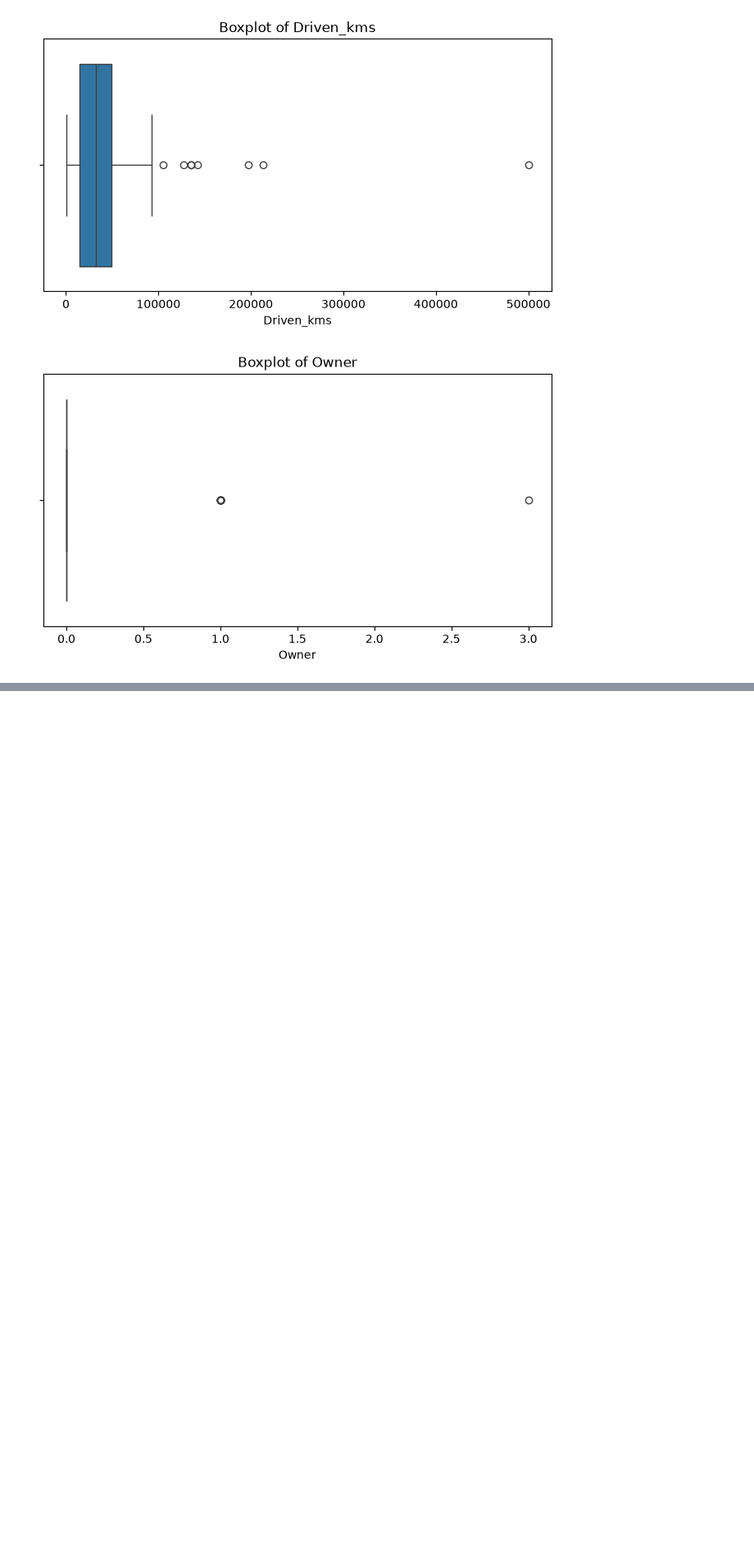
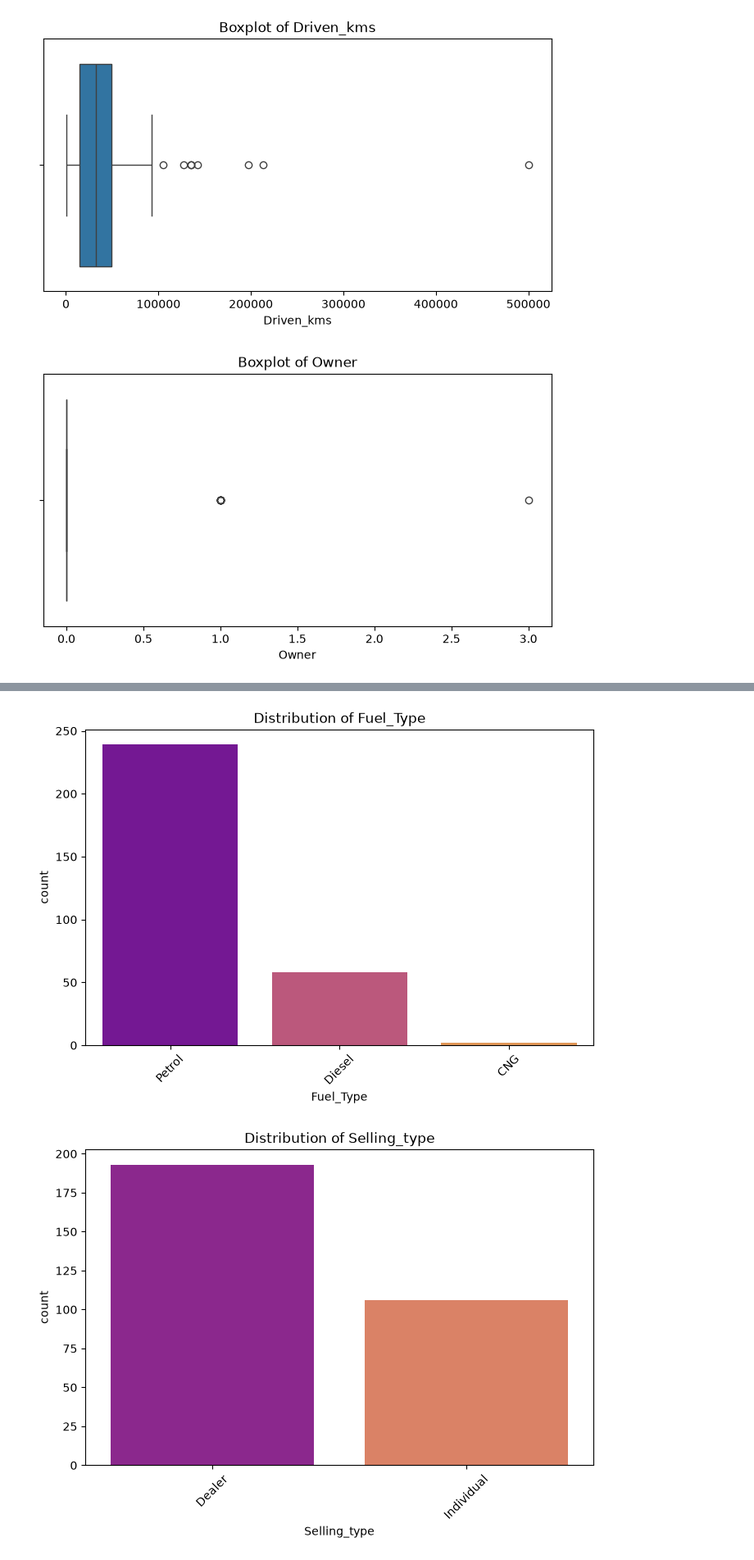
Before and after one commit to A-kinyua/Car_price_prediction_CodeAlpha, a Jupyter notebook: car_price_prediction.ipynb, the cells around one changed output, grey strips where cells are left out. Shown at 82% size. Drawn from its saved outputs; the diff is of its cells as text; code cells hidden in the pictures; blank space fills up the shorter version.

```diff
--- a/car_price_prediction.ipynb
+++ b/car_price_prediction.ipynb
@@ -169,0 +190,3 @@ for col in numerical_cols:
+# %%
+for col in categorical_cols:
+    print(df[col].value_counts())
@@ -169,0 +211,18 @@ for col in numerical_cols:
+# %%
+# count plot for all categorical values
+
+# define the column we want to skip, in my case its car names, which will be ploted later
+skip_cn = ['Car_Name']
+
+for col in categorical_cols:
+    if col in skip_cn:
+        continue
+
+    plt.figure(figsize=(8,5))
+    sns.countplot(x=col, data=df, palette='plasma', hue=col)
+    plt.title(f"Distribution of {col}")
+    plt.xticks(rotation=45)
+    plt.show()
+# %% [output]
+[figure, added]
+[figure, added]
```
Also changed, not shown: parts of 15 cells of this notebook.
